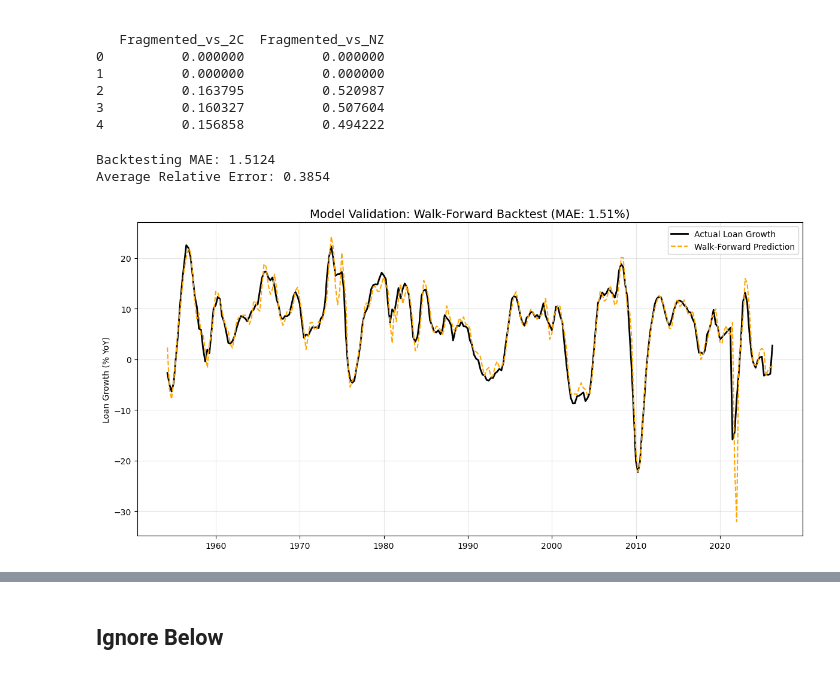
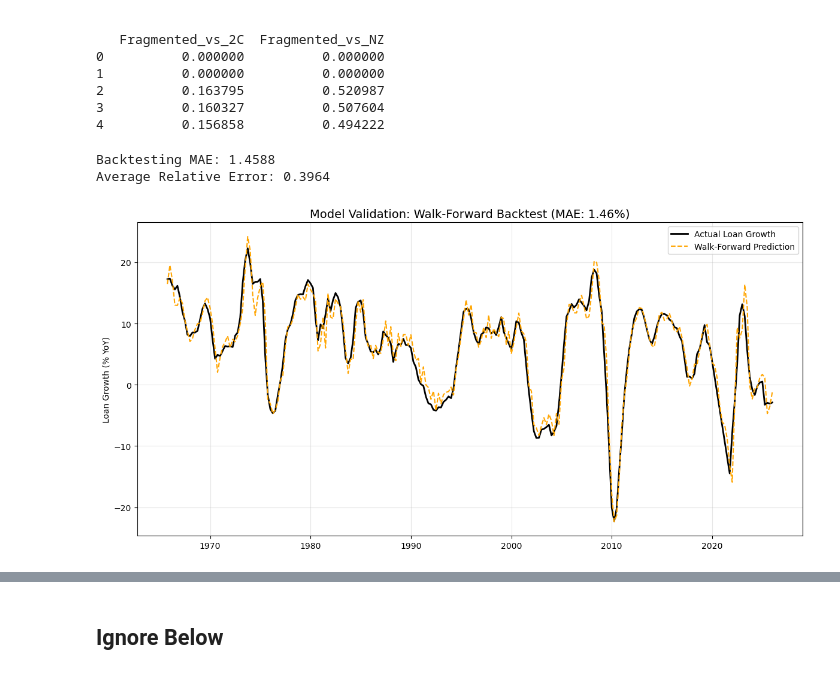
Before and after one commit to gpointd/ECON-522-Forecasting-Project, a Jupyter notebook: Climate Data/Climate Analysis.ipynb, the cells around one changed output, grey strips where cells are left out. Saved outputs shown, nothing was run; the diff lists cells and outputs as text; code cells hidden in the pictures.

```diff
--- a/Climate Data/Climate Analysis.ipynb
+++ b/Climate Data/Climate Analysis.ipynb
@@ -603,3 +602,7 @@ plt.tight_layout()
 plt.show()
 # %% [output]
 [figure]
+# %%
+# Check if the scenarios are actually different in the last quarter
+for key in results:
+    print(f"{key}: {results[key].predicted_mean.iloc[-1]:.4f}%")
@@ -638,3 +651,14 @@ plt.tight_layout()
 plt.show()
 # %% [output]
 [figure]
+# %%
+## NGFS LOAN GROWTH path
+plt.figure(figsize=(12, 6))
+for key in results:
+    plt.plot(forecast_dates, results[key].predicted_mean, label=scenarios[key])
+plt.title('NGFS Projected Loan Growth Paths by Scenario', fontsize=14)
+plt.ylabel('Projected Loan Growth (% YoY)')
+plt.legend(loc='upper left')
+plt.grid(True, alpha=0.3)
+plt.tight_layout()
+plt.show()
@@ -786,13 +885,13 @@ print(summary_df.head())
 ## model validation using backtesting on historical data
 # Backtesting with Walk-Forward Validation
 from sklearn.metrics import mean_absolute_error
-# We will use the last 5 years for backtesting
-backtest_start = df_train.index[-20]  # Last 5 years (20 quarters)
+# We will use the last 10 years for backtesting
+backtest_start = df_train.index[-40]  # Last 5 years (20 quarters)
 # Store predictions and actuals
 backtest_predictions = []
 backtest_actuals = []
 # Walk-forward loop
-for i in range(20, len(df_train)):
+for i in range(40, len(df_train)):
     # Train on data up to the current point
     train_data = df_train.iloc[:i]
     y_train = train_data['Loan_Growth']
@@ -817,29 +916,29 @@ relative_errors = np.abs(np.array(backtest_predictions) - np.array(backtest_actu
 average_relative_error = np.mean(relative_errors)
 print(f"Average Relative Error: {average_relative_error:.4f}")
 # %% [output]
-Backtesting MAE: 1.5124
-Average Relative Error: 0.3854
+Backtesting MAE: 1.4588
+Average Relative Error: 0.3964
 # %%
 # Create a series for the dates corresponding to the backtest
 # Since your loop starts at index 20, the dates start there too
-backtest_dates = df_train.index[20:]
+backtest_dates = df_train.index[40:]
 
 plt.figure(figsize=(12, 6))
 
 # Plot Actuals
 plt.plot(backtest_dates, backtest_actuals, label='Actual Loan Growth', color='black', linewidth=2)
 
 # Plot Predictions
 plt.plot(backtest_dates, backtest_predictions, label='Walk-Forward Prediction', color='orange', linestyle='--', linewidth=1.5)
 
 plt.title(f'Model Validation: Walk-Forward Backtest (MAE: {mae:.2f}%)', fontsize=14)
 plt.ylabel('Loan Growth (% YoY)')
 plt.legend()
 plt.grid(True, alpha=0.3)
 plt.tight_layout()
 plt.show()
 # %% [output]
-[figure, old version]
+[figure, new version]
 # %%
 ## pull out autocorrelation and partial autocorrelation plots to check for remaining patterns in the residuals
 from statsmodels.graphics.tsaplots import plot_acf, plot_pacf
```
Also changed, not shown: parts of 20 cells of this notebook.
